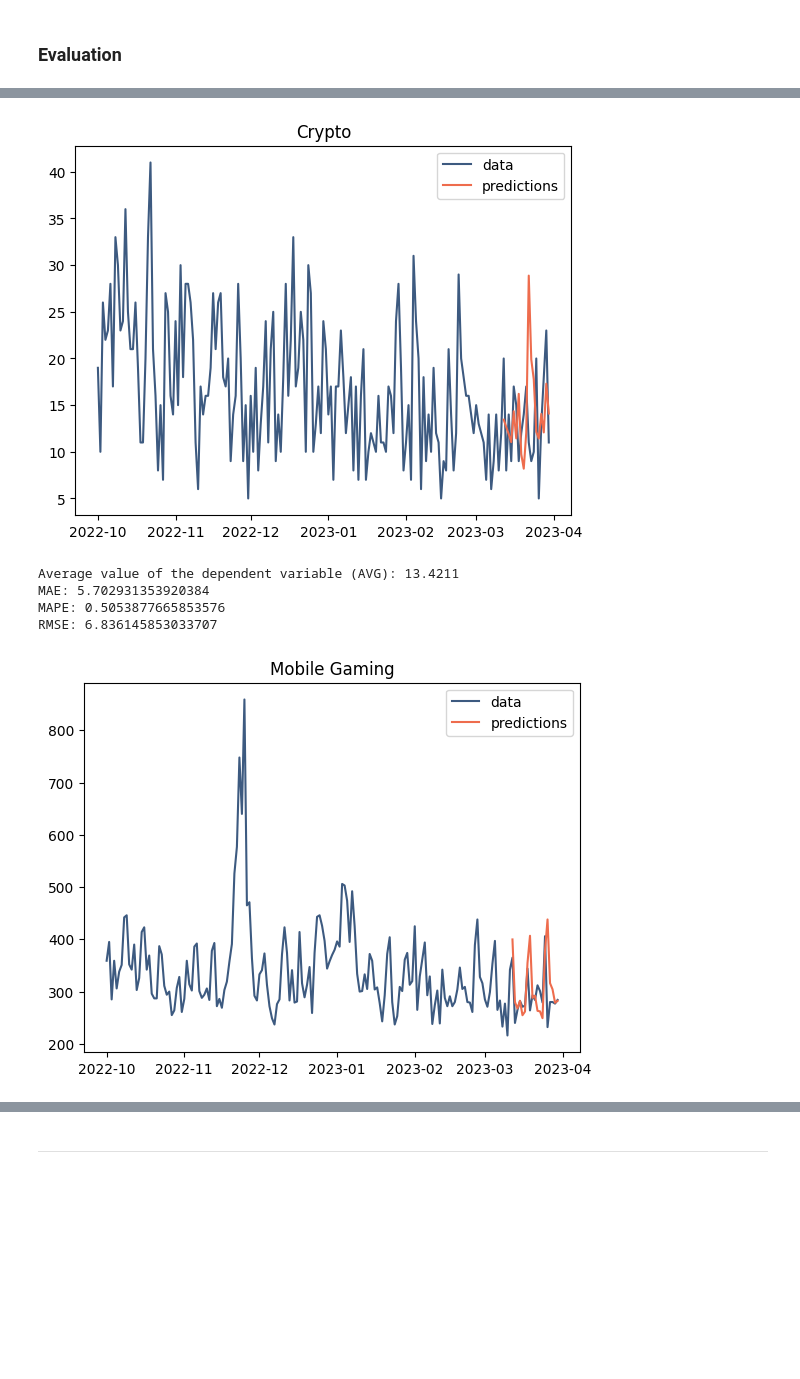
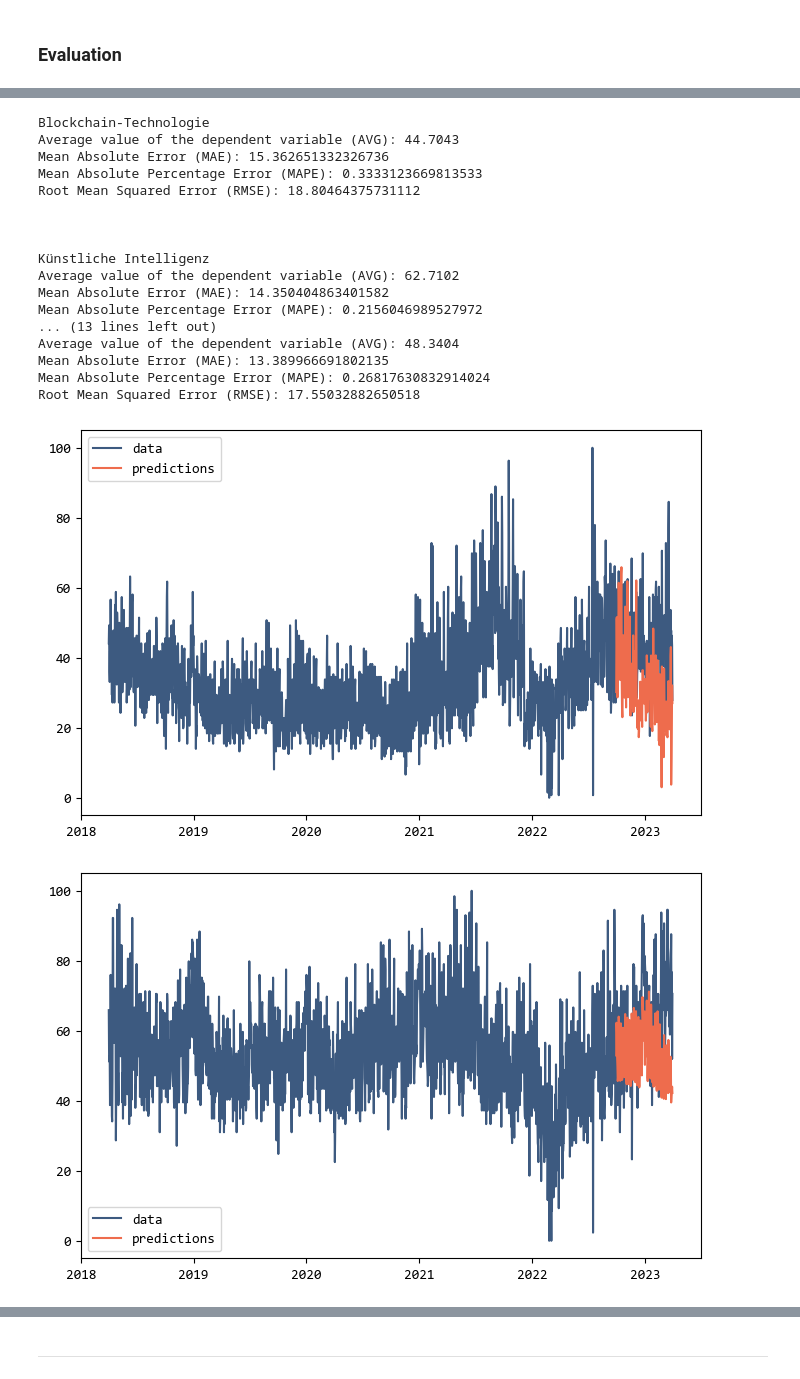
Before and after one commit to lukasschr/bachelorthesis-social-media-analytics, a Jupyter notebook: notebooks/04-Modeling-Evaluation.ipynb, the cells around one changed output, grey strips where cells are left out. Drawn from its saved outputs; the diff is of its cells as text; code cells hidden in the pictures; blank space fills up the shorter version.

Commit message:
updated time series forecasting modeling

```diff
--- a/notebooks/04-Modeling-Evaluation.ipynb
+++ b/notebooks/04-Modeling-Evaluation.ipynb
@@ -338,0 +320,16 @@ for xgb_model in xgb_models:
+# %%
+from src.models.time_series_forecasting import XGBoostModel2
+from src.models.bayesian_optimization import optimize_xgb_modeling
+from src.utils import safe_as_pkl
+
+xgb_models = [
+    load_pkl('../models/xgb_model_4.pkl'),
+    load_pkl('../models/xgb_model_10.pkl'),
+    load_pkl('../models/xgb_model_12.pkl'),
+    load_pkl('../models/xgb_model_18.pkl')
+]
+
+for model in xgb_models:
+    optimized_parameters = optimize_xgb_modeling(model, search_space, 300)
+    model.build(**optimized_parameters)
+    safe_as_pkl(model, f"../models/xgb_model_{model.id}.pkl")
@@ -341,31 +347,57 @@ Kombiniere visuelle Auswertung mit statistischen Kennzahlen
 # %%
+from src.models.time_series_forecasting import XGBoostModel2
 from sklearn.metrics import mean_absolute_error, mean_absolute_percentage_error, mean_squared_error
+import matplotlib.pyplot as plt
+from src.utils import load_pkl
 import pandas as pd
 
-for xgb_model in xgb_models:
-    _ = pd.concat([xgb_model.data_train_features, xgb_model.data_test_features_predictions])
-    _.drop(FEATURES, axis=1, inplace=True)
+xgb_models = [
+    load_pkl('../models/xgb_model_4.pkl'),
+    load_pkl('../models/xgb_model_10.pkl'),
+    load_pkl('../models/xgb_model_12.pkl'),
+    load_pkl('../models/xgb_model_18.pkl')
+]
+
+for model in xgb_models:
+    data_test_assigned_predictions = model.data_test.assign(predictions=model.predictions)
+    _ = pd.concat([model.data_train, data_test_assigned_predictions])
+
+    plt.rcParams['font.family'] = 'Consolas'
+    plt.figure(figsize=(8, 5)) # width, height
     plt.plot(_['count'], label='data', color='#3d5a80')
     plt.plot(_['predictions'], label='predictions', color='#ee6c4d')
     plt.legend()
-    plt.title(xgb_model.label)
-    plt.show()
+    plt.savefig(f'../export/xgb_lchart_{model.id}.svg', format='svg')
 
-    avg = xgb_model.data_test_features[TARGET].mean()
-    mae = mean_absolute_error(xgb_model.data_test_features[TARGET], xgb_model.data_test_features_predictions['predictions'])
-    mape = mean_absolute_percentage_error(xgb_model.data_test_features[TARGET], xgb_model.data_test_features_predictions['predictions'])
-    rmse = mean_squared_error(xgb_model.data_test_features[TARGET], xgb_model.data_test_features_predictions['predictions'], squared=False)
+    avg = model.data_test['count'].mean()
+    mae = model.evaluate()
+    mape = mean_absolute_percentage_error(model.data_test['count'], data_test_assigned_predictions['predictions'])
+    rmse = mean_squared_error(model.data_test['count'], data_test_assigned_predictions['predictions'], squared=False)
 
+    print(model.label)
     print(f'Average value of the dependent variable (AVG): {round(avg, 4)}')
-    print(f'MAE: {mae}')
-    print(f'MAPE: {mape}')
-    print(f'RMSE: {rmse}')
+    print(f'Mean Absolute Error (MAE): {mae}')
+    print(f'Mean Absolute Percentage Error (MAPE): {mape}')
+    print(f'Root Mean Squared Error (RMSE): {rmse}')
 
     print('\n\n')
 # %% [output]
+Blockchain-Technologie
+Average value of the dependent variable (AVG): 44.7043
+Mean Absolute Error (MAE): 15.362651332326736
+Mean Absolute Percentage Error (MAPE): 0.3333123669813533
+Root Mean Squared Error (RMSE): 18.80464375731112
+
+
+
+Künstliche Intelligenz
+Average value of the dependent variable (AVG): 62.7102
+Mean Absolute Error (MAE): 14.350404863401582
+Mean Absolute Percentage Error (MAPE): 0.2156046989527972
+... (13 lines left out)
+Average value of the dependent variable (AVG): 48.3404
+Mean Absolute Error (MAE): 13.389966691802135
+Mean Absolute Percentage Error (MAPE): 0.26817630832914024
+Root Mean Squared Error (RMSE): 17.55032882650518
-[figure, old version]
+[figure, new version]
-Average value of the dependent variable (AVG): 13.4211
-MAE: 5.702931353920384
-MAPE: 0.5053877665853576
-RMSE: 6.836145853033707
-[figure, old version]
+[figure, new version]
```
Also changed, not shown: parts of 48 cells of this notebook, 2 other files.
